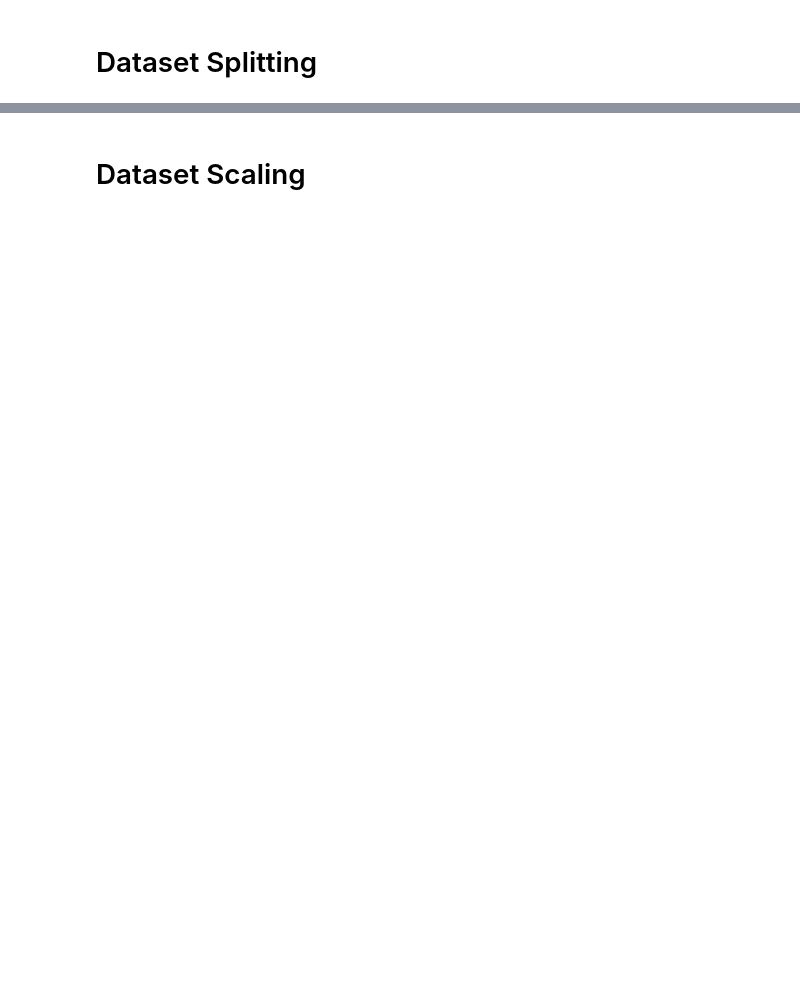
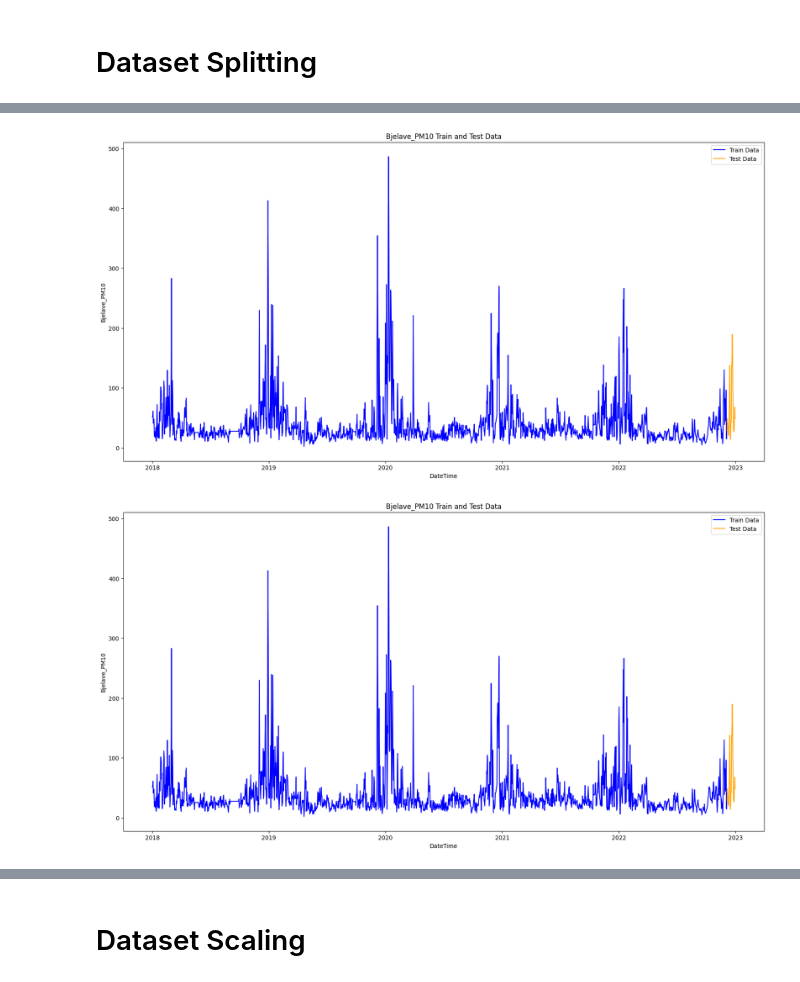
Before and after one commit to amit24af/SHAPforTSprediction, a Jupyter notebook: experiment_LSTM.ipynb, the cells around one changed output, grey strips where cells are left out. Saved outputs shown, nothing was run; the diff lists cells and outputs as text; code cells hidden in the pictures; blank space fills up the shorter version.

```diff
--- a/experiment_LSTM.ipynb
+++ b/experiment_LSTM.ipynb
@@ -99,0 +170,6 @@ train_PM10_daily_ws_ninety, test_PM10_daily_ws_ninety = train_test_split(df_PM10
+# %%
+plot_train_test_data(train_data_combined_ws_week, test_data_combined_ws_week, 'DateTime', 'Bjelave_PM10')
+plot_train_test_data(train_PM10_daily_ws_week, test_PM10_daily_ws_week, 'DateTime', 'Bjelave_PM10')
+# %% [output]
+[figure, added]
+[figure, added]
```
Also changed, not shown: parts of 199 cells of this notebook, 2 other files.
